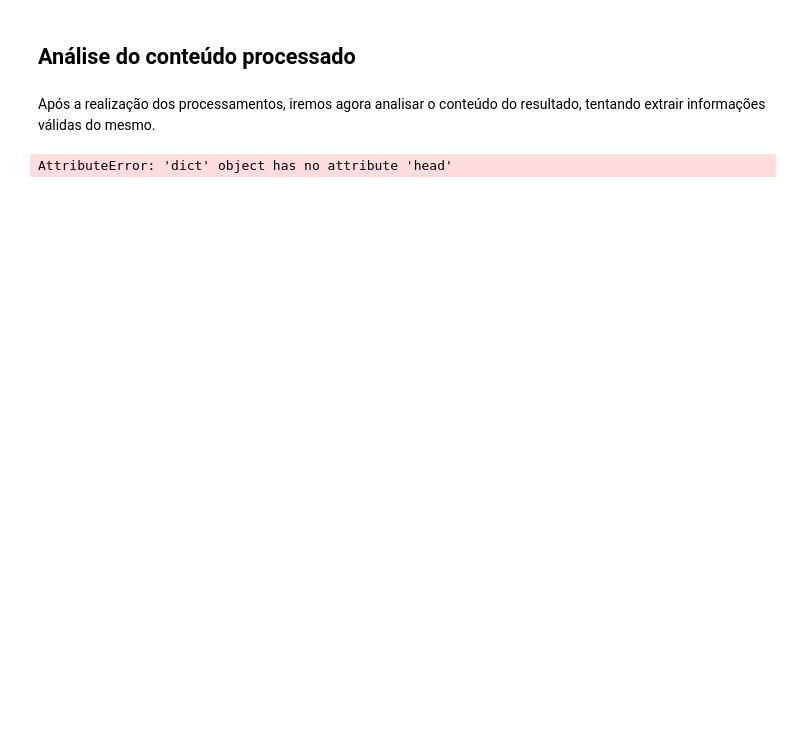
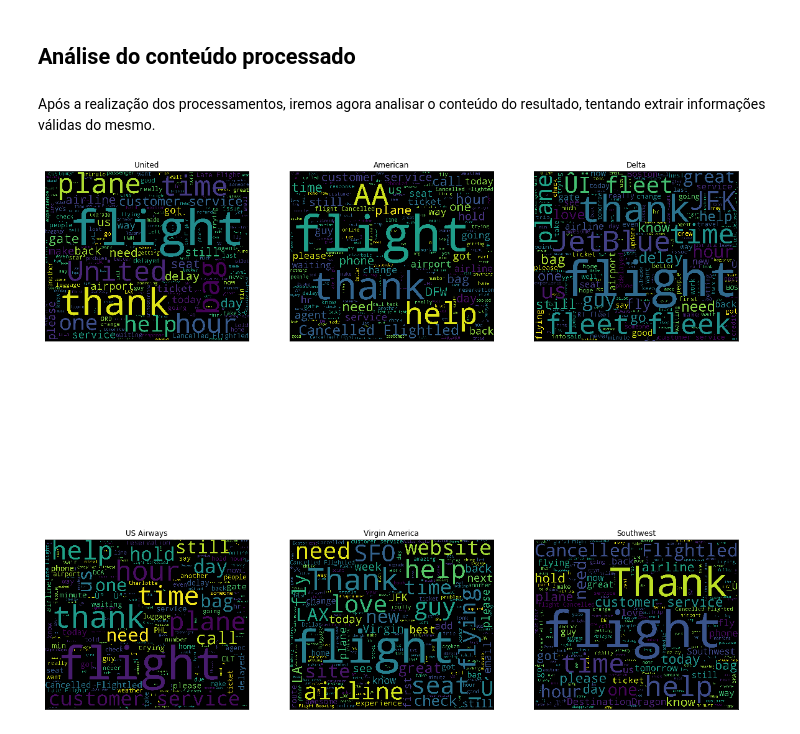
Before and after one commit to maurofloriano/cefet_ml, a Jupyter notebook: sentiment_analysis.ipynb, the cells around one changed output. Drawn from its saved outputs; the diff is of its cells as text; code cells hidden in the pictures; blank space fills up the shorter version.

Commit message:
Add dataset results

```diff
--- a/sentiment_analysis.ipynb
+++ b/sentiment_analysis.ipynb
@@ -261,8 +260,7 @@ average_metrics_new
 # %% [markdown]
 Após a realização dos processamentos, iremos agora analisar o conteúdo do resultado, tentando extrair informações
 válidas do mesmo.
-# %%
-# word_cloud_new = analysis_new.get_word_cloud(df_)
-results_new.head()
-# %% [output]
-AttributeError: 'dict' object has no attribute 'head'
+# %%
+analysis_new.word_cloud_results(df_work_new)
+# %% [output]
+[figure, added]
```
Also changed, not shown: parts of 9 cells of this notebook, 3 other files.
